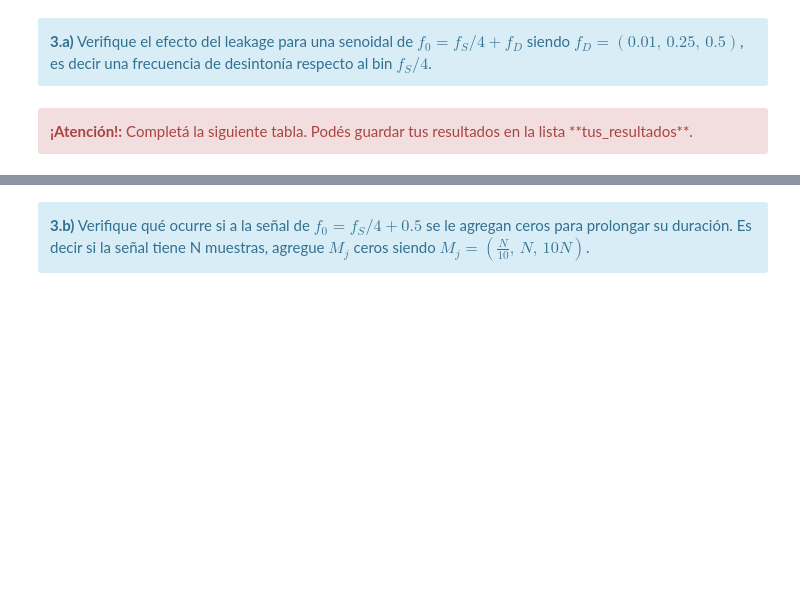
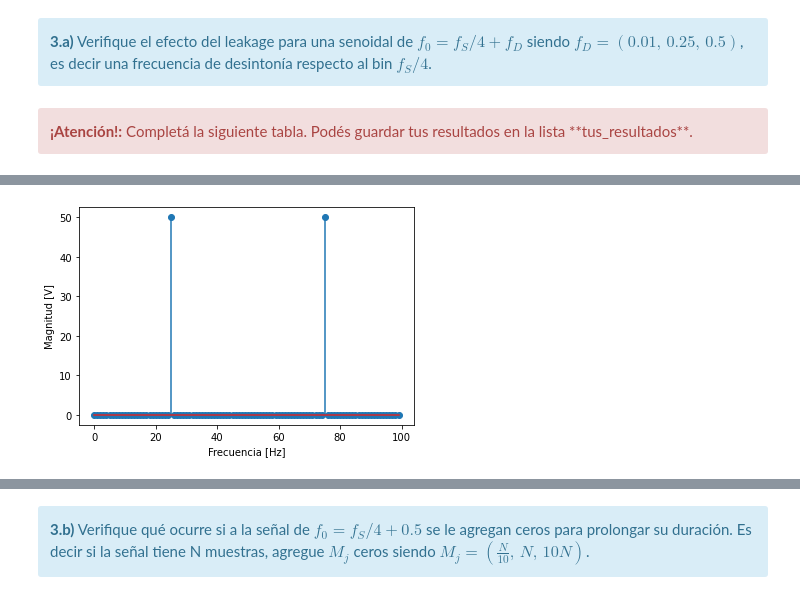
Before and after one commit to hdelgado84/PDS-Humberto-Delgado, a Jupyter notebook: TP1 - Muestreo de señales.ipynb, the cells around one changed output, grey strips where cells are left out. Saved outputs shown, nothing was run; the diff lists cells and outputs as text; code cells hidden in the pictures; blank space fills up the shorter version.

```diff
--- a/TP1 - Muestreo de señales.ipynb
+++ b/TP1 - Muestreo de señales.ipynb
@@ -460,0 +427,81 @@ HTML(df.to_html())
+# %%
+#######################################
+# Tu simulación que genere resultados #
+#######################################
+
+#Seteo mi generador de senoidal para probar la DFT***
+D=[0, 0.01, 0.25, 0.5]
+Fs=1000
+
+mat=np.ones((100,4), dtype=np.float64)
+i=0
+for aux in D:
+
+    Fo=Fs/4 + aux
+    a1,b1=generador_senoidal (fs=1000, f0=Fo,N=100, a0=1, p0=0)
+
+    mat[:,i]=b1
+    i+=1
+
+y0=DFT(mat[:,0],N=100)
+x0=np.arange(y0.size)
+y001=DFT(mat[:,1], N=100)
+x001=np.arange(y001.size)
+y025=DFT(mat[:,2], N=100)
+x025=np.arange(y025.size)
+y05=DFT(mat[:,3], N=100)
+x05=np.arange(y05.size)
+
+plt.figure(30)
+plt.stem(x0,abs(y0),use_line_collection=True)
+plt.ylabel('Magnitud [V]')
+plt.xlabel('Frecuencia [Hz]')
+plt.figure(1)
+plt.stem(x001[20:30],abs(y001[20:30]),'b',use_line_collection=True)
+plt.ylabel('Magnitud [V]')
+plt.xlabel('Frecuencia [Hz]')
+plt.figure(2)
+plt.stem(x025[20:30],abs(y025[20:30]),'b',use_line_collection=True)
+plt.ylabel('Magnitud [V]')
+plt.xlabel('Frecuencia [Hz]')
+plt.figure(3)
+plt.stem(x05[20:30],abs(y05[20:30]),'g',use_line_collection=True)
+plt.ylabel('Magnitud [V]')
+plt.xlabel('Frecuencia [Hz]')
+
+Xo=abs(y0)
+Xfo=Xo[25]
+Xfoady=Xo[26]
+E0=np.sum(Xo**2) - (Xo[25]**2 ) - (Xo[75]**2 )
+
+Xa=abs(y001)
+Xfa=Xa[25]
+Xfaady=Xa[26]
+Ea=np.sum(Xa**2) - (Xa[25]**2 ) - (Xa[75]**2 )
+
+Xb=abs(y025)
+Xfb=Xb[25]
+Xfbady=Xb[26]
+Eb=np.sum(Xb**2) - (Xb[25]**2 ) - (Xb[75]**2 )
+
+Xc=abs(y05)
+Xfc=Xc[25]
+Xfcady=Xc[26]
+Ec=np.sum(Xc**2) - (Xc[25]**2 ) - (Xc[75]**2 )
+
+tus_resultados = [ ['$ \lvert X(f_0) \lvert$', '$ \lvert X(f_0+1) \lvert$', '$\sum_{i=F} \lvert X(f_i) \lvert ^2 $'],
+                   ['',                        '',                           '$F:f \neq f_0$'],
+                   [Xfo, Xfoady, E0], # <-- acá debería haber numeritos :)
+                   [Xfa, Xfaady, Ea], # <-- acá debería haber numeritos :)
+                   [Xfb, Xfbady, Eb], # <-- acá debería haber numeritos :)
+                   [Xfc, Xfcady, Ec]  # <-- acá debería haber numeritos :)
+                 ]
+df = DataFrame(tus_resultados, columns=['Frecuencia central', 'Primer adyacente', 'Resto de frecuencias'],
+               index=['$f_0$ \ expr. matemática',
+                      '',
+                      '$f_S/4$',
+                      '$f_S/4+0.01$',
+                      '$f_S/4+0.25$',
+                      '$f_S/4+0.5$'])
+HTML(df.to_html())
+# %% [output]
@@ -460,0 +515 @@ HTML(df.to_html())
+[figure, added]
```
Also changed, not shown: parts of 51 cells of this notebook.
